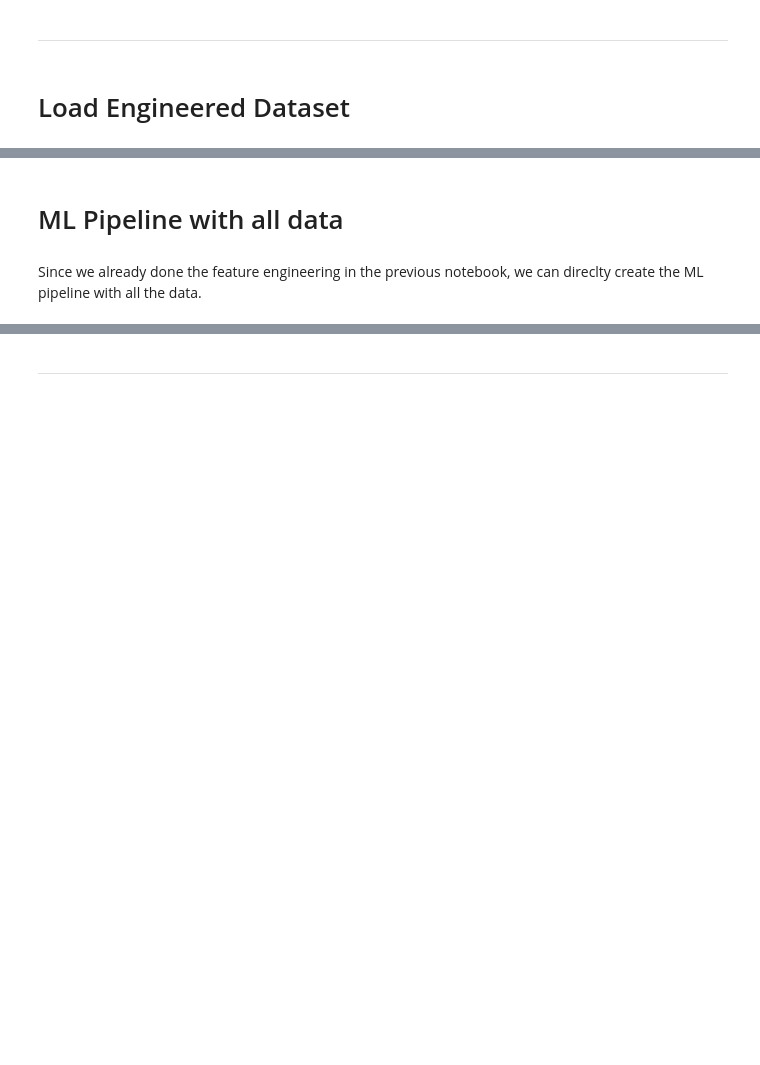
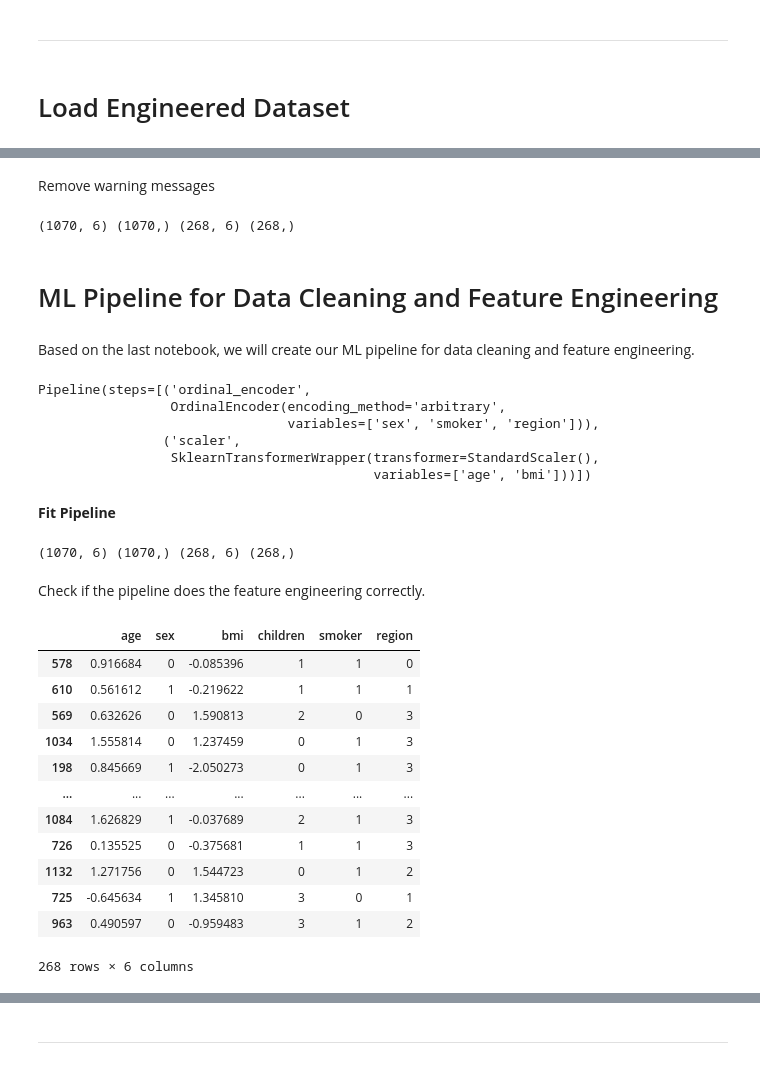
Before and after one commit to Jonatas-01/medical-insurance-prediction, a Jupyter notebook: jupyter_notebooks/05 - Modeling and Evaluation.ipynb, the cells around one changed output, grey strips where cells are left out. Cells and saved outputs as stored; diff of their text form; code cells hidden in the pictures; blank space fills up the shorter version.

```diff
--- a/jupyter_notebooks/05 - Modeling and Evaluation.ipynb
+++ b/jupyter_notebooks/05 - Modeling and Evaluation.ipynb
@@ -37,6 +40,6 @@ warnings.filterwarnings("ignore", category=FutureWarning)
 # Load Engineered Dataset
 # %%
 import pandas as pd
-df_path = 'outputs/datasets/engineered/insurance_engineered.csv'
+df_path = 'outputs/datasets/cleaned/insurance_cleaned.csv'
 df = pd.read_csv(df_path)
 df.head()
@@ -44,0 +53,2 @@ Stop displaying warnings messages
+# %% [markdown]
+Remove warning messages
@@ -45,18 +58,74 @@ Stop displaying warnings messages
+# %%
+from sklearn.model_selection import train_test_split
+X_train, X_test, y_train, y_test = train_test_split(df.drop(['charges'], axis=1),
+                                                    df['charges'],
+                                                    test_size=0.2,
+                                                    random_state=0,
+                                                   )
+
+print(X_train.shape, y_train.shape, X_test.shape, y_test.shape)
+# %% [output]
+(1070, 6) (1070,) (268, 6) (268,)
 # %% [markdown]
-# ML Pipeline with all data
+# ML Pipeline for Data Cleaning and Feature Engineering
 # %% [markdown]
-Since we already done the feature engineering in the previous notebook, we can direclty create the ML pipeline with all the data.
+Based on the last notebook, we will create our ML pipeline for data cleaning and feature engineering.
 # %%
 from sklearn.pipeline import Pipeline
 
 # Feature Engineering
-from feature_engine.selection import SmartCorrelatedSelection
+from feature_engine.encoding import OrdinalEncoder
+from sklearn.preprocessing import StandardScaler
+from feature_engine.wrappers import SklearnTransformerWrapper
 
-def FullPipeline(model):
-    return Pipeline([
-        ('correlation_filter', SmartCorrelatedSelection(
-            method='pearson',
-            threshold=0.8,
-            selection_method='variance')),
-        ('model', model)
+def PipelineDataCleaningAndFeatureEngineering():
+    categorical_vars = ['sex', 'smoker', 'region']
+    numerical_vars = ['age', 'bmi']
+
+    pipeline = Pipeline([
+        ('ordinal_encoder', OrdinalEncoder(encoding_method='arbitrary',
+                                           variables=categorical_vars)),
+        ('scaler', SklearnTransformerWrapper(transformer=StandardScaler(),
+                                             variables=numerical_vars))
     ])
+
+    return pipeline
+
+PipelineDataCleaningAndFeatureEngineering()
+# %% [output]
+Pipeline(steps=[('ordinal_encoder',
+                 OrdinalEncoder(encoding_method='arbitrary',
+                                variables=['sex', 'smoker', 'region'])),
+                ('scaler',
+                 SklearnTransformerWrapper(transformer=StandardScaler(),
+                                           variables=['age', 'bmi']))])
+# %% [markdown]
+**Fit Pipeline**
+# %%
+pipeline_data_cleaning_feat_eng = PipelineDataCleaningAndFeatureEngineering()
+
+X_train = pipeline_data_cleaning_feat_eng.fit_transform(X_train)
+X_test = pipeline_data_cleaning_feat_eng.transform(X_test)
+
+
+print(X_train.shape, y_train.shape, X_test.shape, y_test.shape)
+# %% [output]
+(1070, 6) (1070,) (268, 6) (268,)
+# %% [markdown]
+Check if the pipeline does the feature engineering correctly.
+# %%
+X_test
+# %% [output]
+|  | age | sex | bmi | children | smoker | region |
+| 578 | 0.916684 | 0 | -0.085396 | 1 | 1 | 0 |
+| 610 | 0.561612 | 1 | -0.219622 | 1 | 1 | 1 |
+| 569 | 0.632626 | 0 | 1.590813 | 2 | 0 | 3 |
+| 1034 | 1.555814 | 0 | 1.237459 | 0 | 1 | 3 |
+| 198 | 0.845669 | 1 | -2.050273 | 0 | 1 | 3 |
+| ... | ... | ... | ... | ... | ... | ... |
+| 1084 | 1.626829 | 1 | -0.037689 | 2 | 1 | 3 |
+| 726 | 0.135525 | 0 | -0.375681 | 1 | 1 | 3 |
+| 1132 | 1.271756 | 0 | 1.544723 | 0 | 1 | 2 |
+| 725 | -0.645634 | 1 | 1.345810 | 3 | 0 | 1 |
+| 963 | 0.490597 | 0 | -0.959483 | 3 | 1 | 2 |
+268 rows × 6 columns
```
Also changed, not shown: parts of 38 cells of this notebook.
